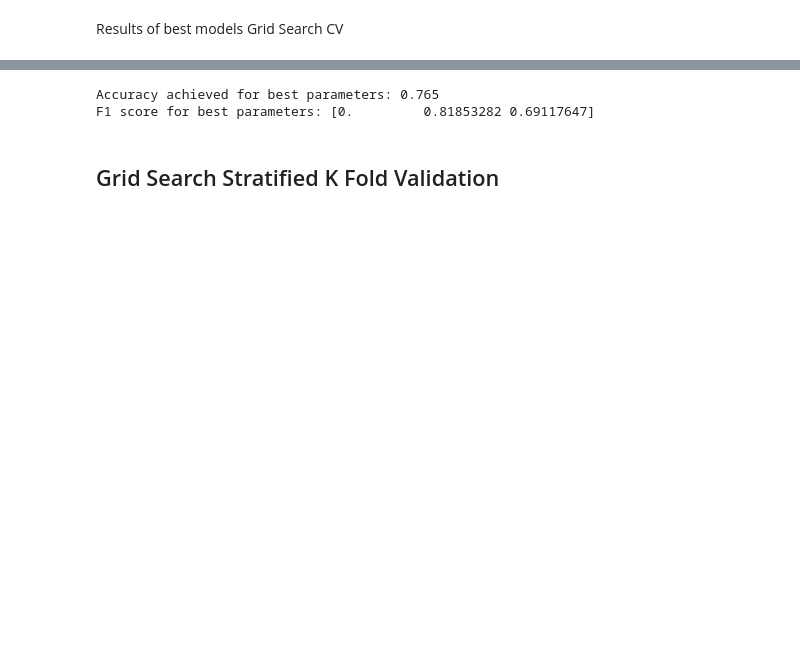
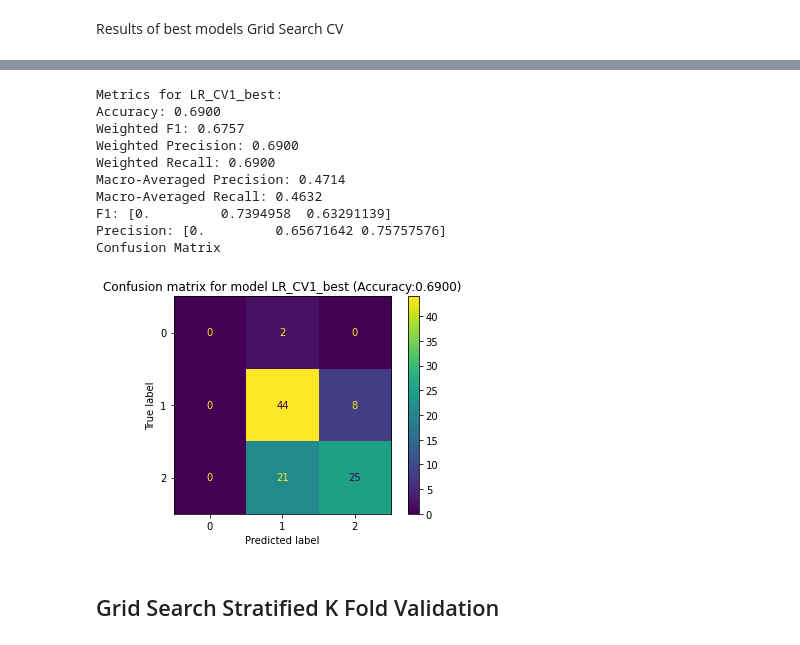
Before and after one commit to SoareCristi/BigData_MovieRatings, a Jupyter notebook: logistic_regression.ipynb, the cells around one changed output, grey strips where cells are left out. Cells and saved outputs as stored; diff of their text form; code cells hidden in the pictures; blank space fills up the shorter version.

```diff
--- a/logistic_regression.ipynb
+++ b/logistic_regression.ipynb
@@ -106,13 +149,19 @@ print(df_results_cv_sorted.head(5))
-# %%
-# Use best parameters to make predictions
-predictions_cv = best_model_cv.predict(X_test)
-
-print("Accuracy achieved for best parameters:", accuracy_score(y_test, predictions))
-print("F1 score for best parameters:", f1_score(y_test, predictions, average=None))
-# Aici (rezultatu) e 0. (pentru clasa 0) ptc sunt ft putine date pentru clasa 0 (maybe unbalanced)
-# %% [output]
-Accuracy achieved for best parameters: 0.765
-F1 score for best parameters: [0.         0.81853282 0.69117647]
+# %%
+# Use best parameters to make predictions
+predictions_cv = best_model_cv.predict(X_test)
+model_metrics = pd.concat([model_metrics, calculate_metrics('LR_CV1_best', y_test, predictions_cv)])
+# %% [output]
+Metrics for LR_CV1_best:
+Accuracy: 0.6900
+Weighted F1: 0.6757
+Weighted Precision: 0.6900
+Weighted Recall: 0.6900
+Macro-Averaged Precision: 0.4714
+Macro-Averaged Recall: 0.4632
+F1: [0.         0.7394958  0.63291139]
+Precision: [0.         0.65671642 0.75757576]
+Confusion Matrix
+[figure, added]
 # %% [markdown]
 ## Grid Search Stratified K Fold Validation
 # %%
```
Also changed, not shown: parts of 30 cells of this notebook.
